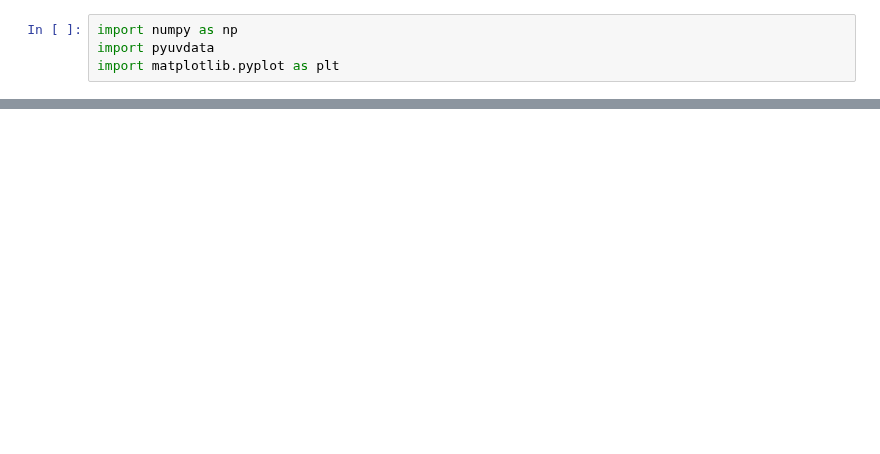
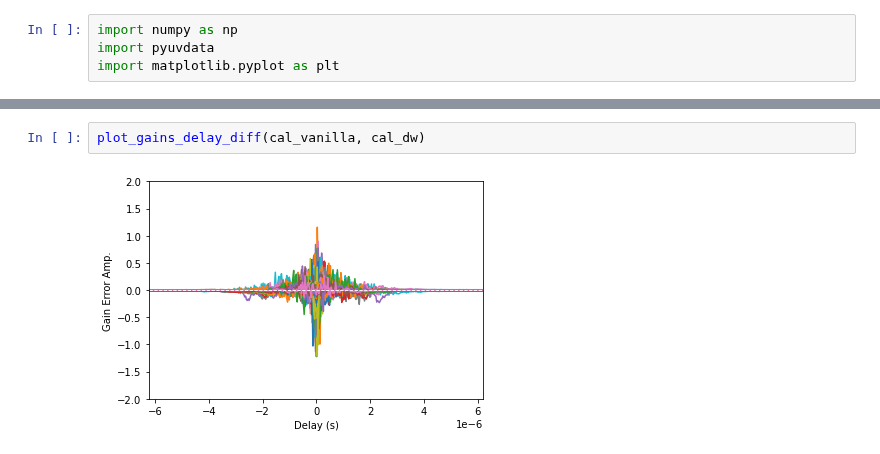
Before and after one commit to rlbyrne/rlb_LWA, a Jupyter notebook: notebooks/dwcal_notebooks/dwcal_test_plotting_Mar2022.ipynb, the cells around one changed output, grey strips where cells are left out. Cells and saved outputs as stored; diff of their text form; blank space fills up the shorter version.

```diff
--- a/notebooks/dwcal_notebooks/dwcal_test_plotting_Mar2022.ipynb
+++ b/notebooks/dwcal_notebooks/dwcal_test_plotting_Mar2022.ipynb
@@ -44,0 +76,4 @@ plot_gains_delay(cal_dw)
+# %%
+plot_gains_delay_diff(cal_vanilla, cal_dw)
+# %% [output]
+[figure, added]
```
Also changed, not shown: parts of 5 cells of this notebook.
